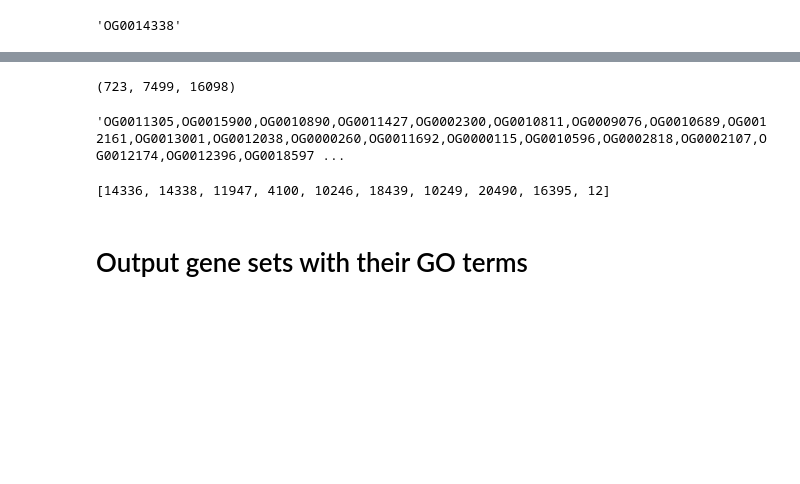
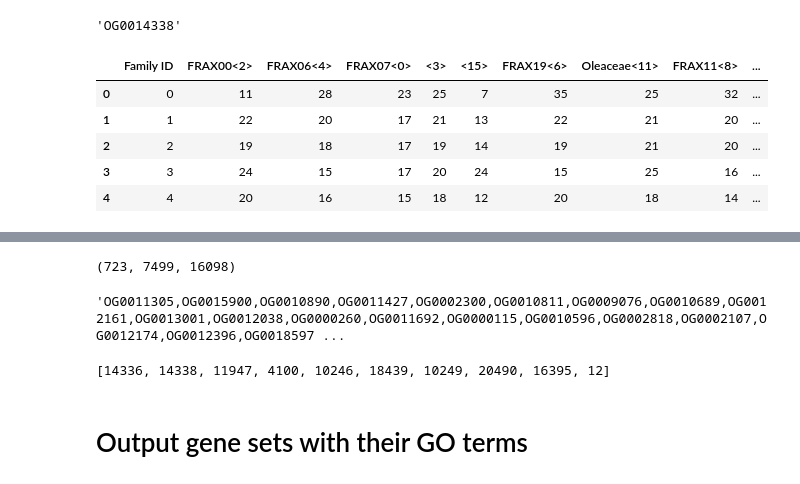
Before and after one commit to josiahseaman/DNA_Duplications, a Jupyter notebook: ClassifyRetainedvsDiploidization.ipynb, the cells around one changed output, grey strips where cells are left out. Cells and saved outputs as stored; diff of their text form; code cells hidden in the pictures; blank space fills up the shorter version.

```diff
--- a/ClassifyRetainedvsDiploidization.ipynb
+++ b/ClassifyRetainedvsDiploidization.ipynb
@@ -5,3 +5,15 @@ def cafe_to_OG(cafe_id):
 cafe_to_OG(14338)
 # %% [output]
 'OG0014338'
+# %%
+from pandas import read_csv
+df = read_csv(r"CAFE-4.2\data\exemplars\reports\exemplar_reestimate_summary_anc.txt", sep='\t')
+df = df.rename(index=str, columns={"<11>": "Oleaceae<11>"})
+df.head()
+# %% [output]
+|  | Family ID | FRAX00<2> | FRAX06<4> | FRAX07<0> | <3> | <15> | FRAX19<6> | Oleaceae<11> | FRAX11<8> | ... |
+| 0 | 0 | 11 | 28 | 23 | 25 | 7 | 35 | 25 | 32 | ... |
+| 1 | 1 | 22 | 20 | 17 | 21 | 13 | 22 | 21 | 20 | ... |
+| 2 | 2 | 19 | 18 | 17 | 19 | 14 | 19 | 21 | 20 | ... |
+| 3 | 3 | 24 | 15 | 17 | 20 | 24 | 15 | 25 | 16 | ... |
+| 4 | 4 | 20 | 16 | 15 | 18 | 12 | 20 | 18 | 14 | ... |
```
Also changed, not shown: parts of 1 cell of this notebook, 9 other files.
